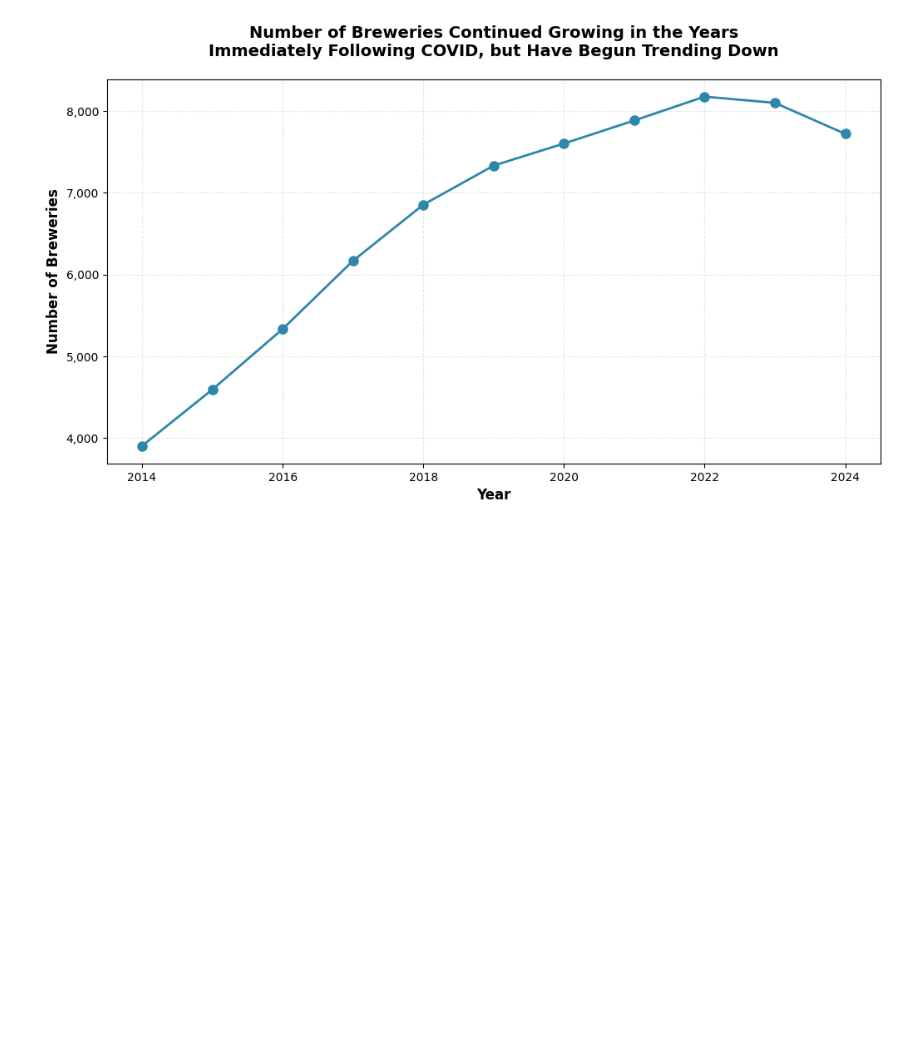
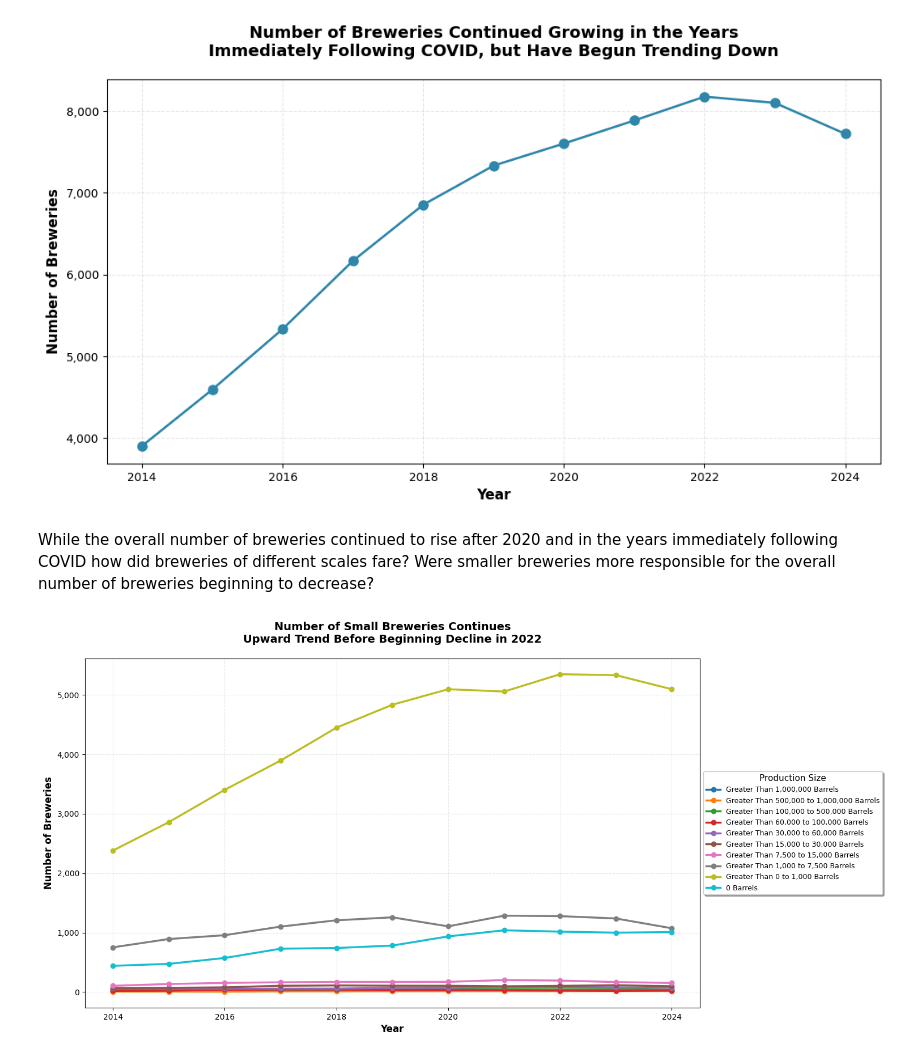
Before and after one commit to miramontron/us_beer_production, a Jupyter notebook: notebooks/us_beer_production.ipynb, the cells around one changed output. Drawn from its saved outputs; the diff is of its cells as text; code cells hidden in the pictures; blank space fills up the shorter version.

Commit message:
Adds second line graph as well as second outputted visualization, fixes typos, and adjusts project name in README

```diff
--- a/notebooks/us_beer_production.ipynb
+++ b/notebooks/us_beer_production.ipynb
@@ -330,3 +332,56 @@ plt.savefig('../plots/brewery_growth_line_graph.png')
 plt.show()
 # %% [output]
 [figure]
+# %% [markdown]
+While the overall number of breweries continued to rise after 2020 and in the years immediately following COVID how did breweries of different scales fare? Were smaller breweries more responsible for the overall number of breweries beginning to decrease?
+# %%
+fig, ax = plt.subplots(figsize=(14, 8))
+
+# getting the year columns
+year_columns = [col for col in num_breweries_scale_df.columns if col.startswith('number of breweries')]
+
+# extracting only the year numbers
+years = [int(col.split()[-1]) for col in year_columns]
+
+# plot each production size category
+for index in range(len(num_breweries_scale_df)):
+    # using the iloc property to get all of the values except the first column
+    values = num_breweries_scale_df.iloc[index, 1:].values
+    # now this is using iloc to get the category from the first column
+    production_size = num_breweries_scale_df.iloc[index, 0]
+    ax.plot(years, values,
+            marker='o',
+            linewidth=2.5,
+            markersize=6,
+            label=production_size
+            )
+
+# adding a legend
+ax.legend(title='Production Size',
+            title_fontsize=11,
+            fontsize=9,
+            # places the legend at the center and left edge of the axes
+            loc='center left',
+            # used in conjunction with loc to position the legend
+            bbox_to_anchor=(1, 0.5),
+            # adds a shadow and gives the legend some depth
+            shadow=True
+        )
+
+# labeling the axes
+plt.xlabel('Year', fontsize=12, fontweight='bold')
+plt.ylabel('Number of Breweries', fontsize=12, fontweight='bold')
+# adding the title
+plt.title('Number of Small Breweries Continues\nUpward Trend Before Beginning Decline in 2022', fontsize=14, fontweight='bold', pad=20)
+
+# adding a grid for better readability
+plt.grid(True, alpha=0.3, linestyle='--')
+
+# formatting the y-axis with commas
+ax.yaxis.set_major_formatter(plt.FuncFormatter(lambda x, p: f'{int(x):,}'))
+
+plt.tight_layout
+plt.savefig('../plots/num_brewery_scale_line_graph.png')
+plt.show()
+# %% [output]
+[figure, added]
```
Also changed, not shown: parts of 3 cells of this notebook, 2 other files.
